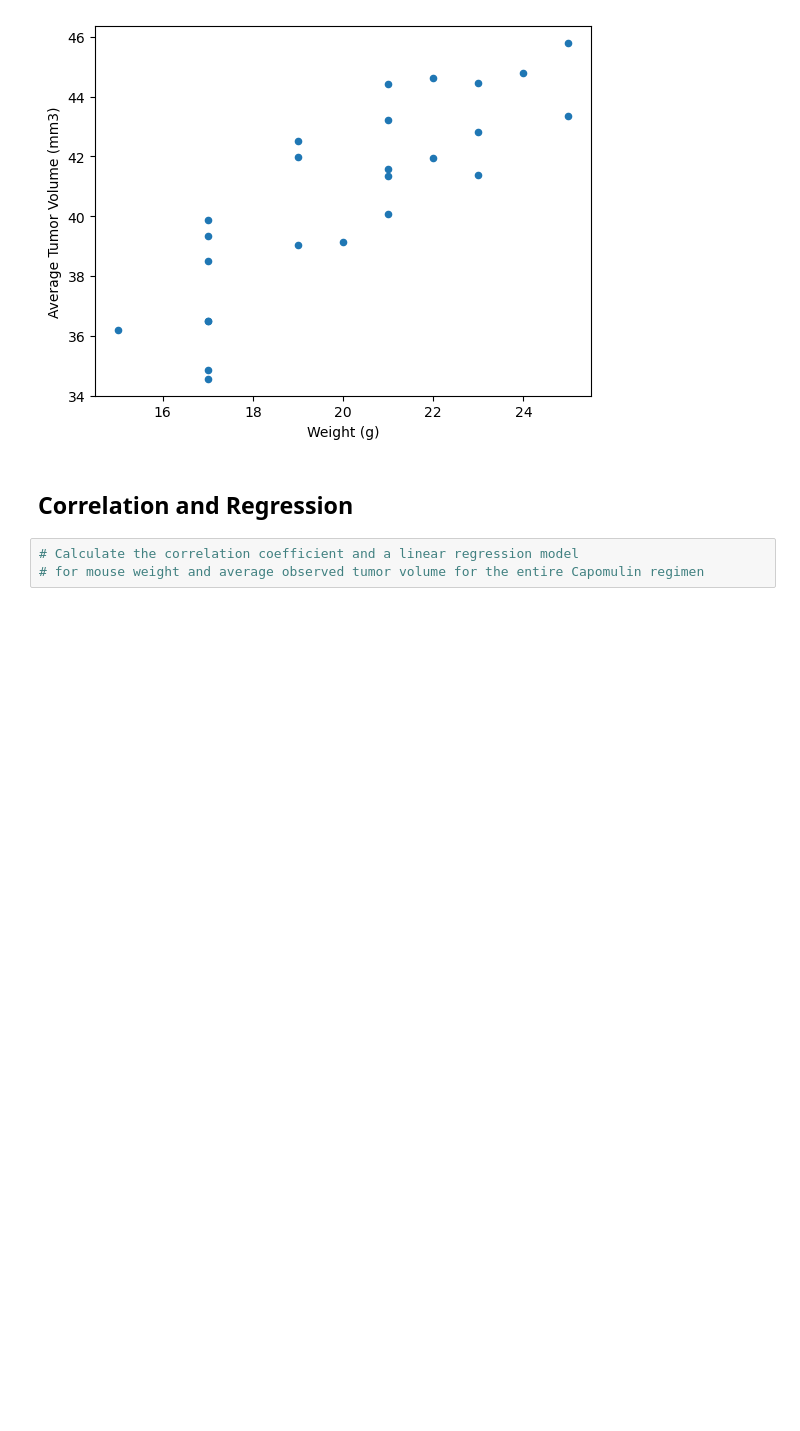
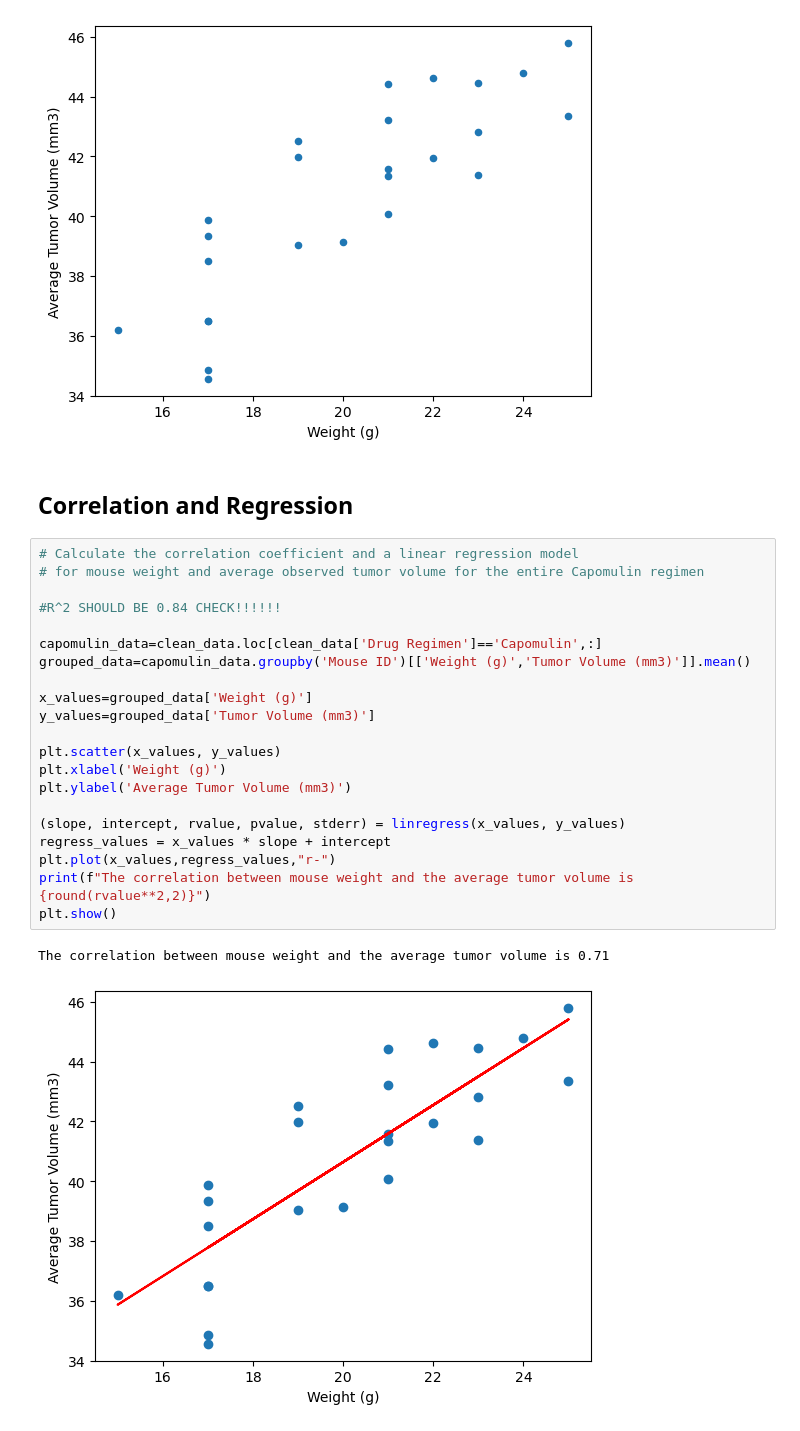
Before and after one commit to jlawrence16/matplotlib_challenge, a Jupyter notebook: pymaceuticals_starter.ipynb, the cells around one changed output. Saved outputs shown, nothing was run; the diff lists cells and outputs as text; blank space fills up the shorter version.

Commit message:
Regression complete. Need to check R2 value and do boxplot

```diff
--- a/pymaceuticals_starter.ipynb
+++ b/pymaceuticals_starter.ipynb
@@ -231,6 +256,27 @@ plt.show()
 [figure]
 # %% [markdown]
 ## Correlation and Regression
-# %%
-# Calculate the correlation coefficient and a linear regression model
-# for mouse weight and average observed tumor volume for the entire Capomulin regimen
+# %%
+# Calculate the correlation coefficient and a linear regression model
+# for mouse weight and average observed tumor volume for the entire Capomulin regimen
+
+#R^2 SHOULD BE 0.84 CHECK!!!!!!
+
+capomulin_data=clean_data.loc[clean_data['Drug Regimen']=='Capomulin',:]
+grouped_data=capomulin_data.groupby('Mouse ID')[['Weight (g)','Tumor Volume (mm3)']].mean()
+
+x_values=grouped_data['Weight (g)']
+y_values=grouped_data['Tumor Volume (mm3)']
+
+plt.scatter(x_values, y_values)
+plt.xlabel('Weight (g)')
+plt.ylabel('Average Tumor Volume (mm3)')
+
+(slope, intercept, rvalue, pvalue, stderr) = linregress(x_values, y_values)
+regress_values = x_values * slope + intercept
+plt.plot(x_values,regress_values,"r-")
+print(f"The correlation between mouse weight and the average tumor volume is {round(rvalue**2,2)}")
+plt.show()
+# %% [output]
+The correlation between mouse weight and the average tumor volume is 0.71
+[figure, added]
```
Also changed, not shown: parts of 2 cells of this notebook.
